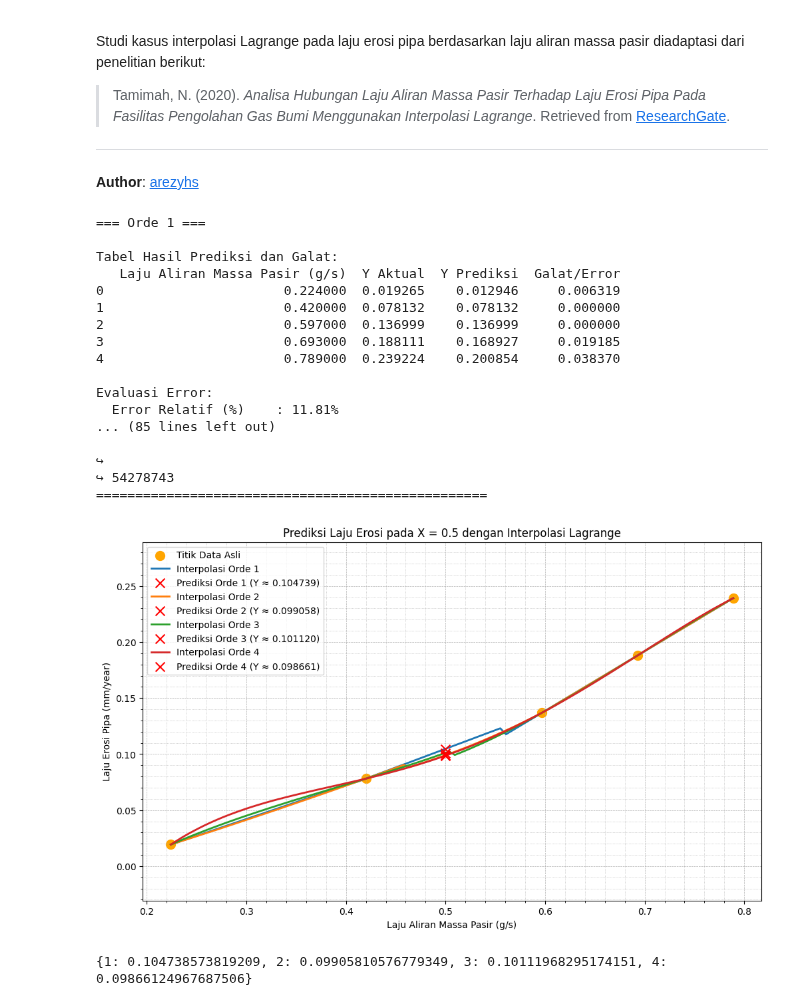
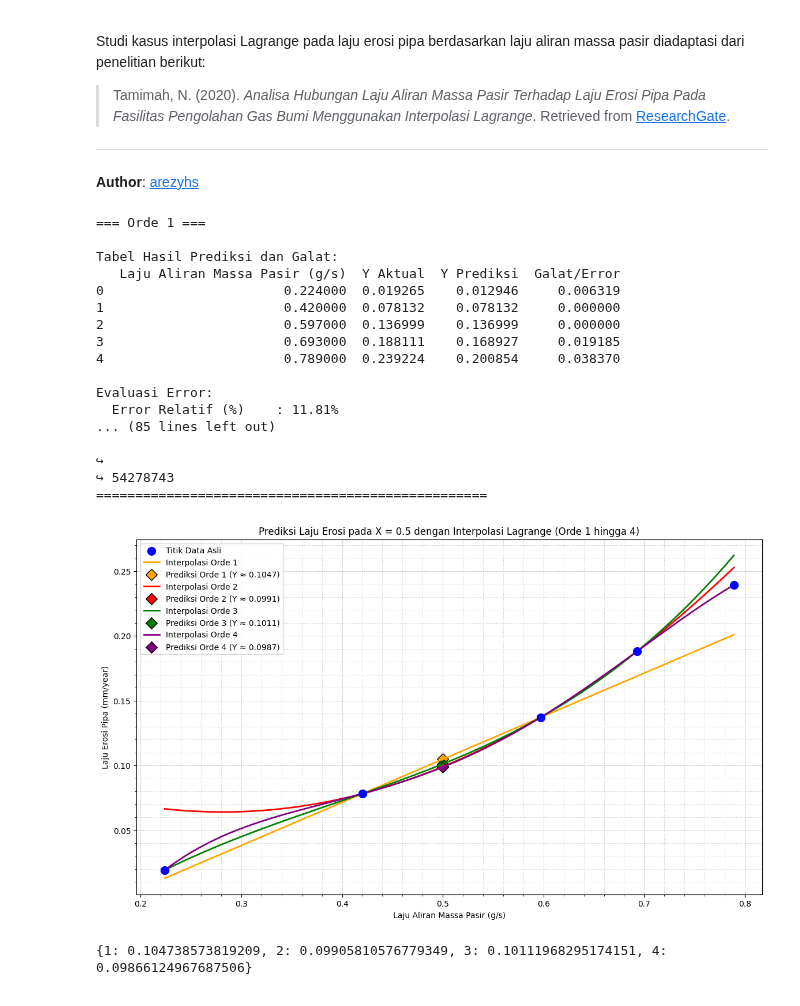
Before and after one commit to arezyhs/Interpolasi-Lagrange, a Jupyter notebook: Lagrange_Interpolation_Laju Erosi Pipa.ipynb, the cells around one changed output. Drawn from its saved outputs; the diff is of its cells as text; code cells hidden in the pictures.

Commit message:
updated the graphic visualization.

```diff
--- a/Lagrange_Interpolation_Laju Erosi Pipa.ipynb
+++ b/Lagrange_Interpolation_Laju Erosi Pipa.ipynb
@@ -108,17 +108,12 @@ import sympy as sp
 import matplotlib.pyplot as plt
 import pandas as pd
 import math
-from decimal import Decimal, getcontext
 
-# Set precision untuk Decimal dan pengaturan tampilan pandas
-getcontext().prec = 6
-pd.options.display.float_format = '{:.6f}'.format
-
-# Data untuk Laju Aliran Massa Pasir (g/s) dan Laju Erosi Pipa (mm/year)
+# Set data untuk Laju Aliran Massa Pasir (g/s) dan Laju Erosi Pipa (mm/year)
 data_x = np.array([0.224, 0.420, 0.597, 0.693, 0.789])
 data_y = np.array([0.019265464, 0.078132158, 0.136998853, 0.188111308, 0.239223762])
 
-# Membuat variabel simbolik untuk x
+# Buat variabel simbolik untuk x
 x = sp.symbols('x')
 
 # Fungsi untuk membentuk polinomial Lagrange simbolik berdasarkan titik terdekat
@@ -139,7 +134,7 @@ def lagrange_interpolation(x_values, y_values, x_target, order):
     x_selected = x_values[idx]
     y_selected = y_values[idx]
     lagrange_poly = lagrange_polynomial(x_selected, y_selected)
-    interpolated_value = sp.lambdify(x, lagrange_poly, 'numpy')(x_target)
+    interpolated_value = float(lagrange_poly.evalf(subs={x: x_target}))
     return interpolated_value, lagrange_poly
 
 # Fungsi untuk menghitung batas error Lagrange
@@ -198,7 +193,7 @@ for order in range(1, set_order + 1):
     higher_order_predictions[order] = prediction
     lagrange_polynomials[order] = poly
     error_bounds[order] = lagrange_error_bound_manual(data_x, data_y, x_target, order)
-    y_pred = np.array([sp.lambdify(x, lagrange_polynomials[order], 'numpy')(xi) for xi in data_x])
+    y_pred = np.array([float(poly.evalf(subs={x: xi})) for xi in data_x])
     galat = np.abs(data_y - y_pred)
     results_table = pd.DataFrame({
         "Laju Aliran Massa Pasir (g/s)": data_x,
@@ -229,44 +224,51 @@ for order in range(1, set_order + 1):
     sp.pretty_print(lagrange_polynomials[order])
     print("=" * 50)
 
 # Grafik Plot Hasil
-plt.figure(figsize=(12, 7))
-plt.scatter(data_x, data_y, color='orange', s=100, label='Titik Data Asli')
-x_range = np.linspace(min(data_x), max(data_x), 100)
+plt.figure(figsize=(14, 8))
+plt.scatter(data_x, data_y, color='blue', s=100, label='Titik Data Asli', zorder=5)
+
+# Gunakan 300 titik pada x_range untuk kurva yang lebih halus
+x_range = np.linspace(min(data_x), max(data_x), 300)
+colors = ['orange', 'red', 'green', 'purple']
+
 for order in range(1, set_order + 1):
-    y_interp = [lagrange_interpolation(data_x, data_y, x, order)[0] for x in x_range]
-    plt.plot(x_range, y_interp, label=f'Interpolasi Orde {order}', linewidth=2)
-    plt.scatter(x_target, higher_order_predictions[order], s=100, marker='x', color='red', label=f'Prediksi Orde {order} (Y ≈ {higher_order_predictions[order]:.6f})', zorder=5)
+    y_interp = [float(lagrange_polynomials[order].evalf(subs={x: xi})) for xi in x_range]
 
-# Settingan grafik
+    plt.plot(x_range, y_interp, color=colors[order - 1], linestyle='-', linewidth=2,
+             label=f'Interpolasi Orde {order}')
+
+    plt.scatter(x_target, higher_order_predictions[order], s=100, marker='D', edgecolor='black',
+                color=colors[order - 1], label=f'Prediksi Orde {order} (Y ≈ {higher_order_predictions[order]:.4f})')
+
+# Pengaturan grafik
 plt.xlabel('Laju Aliran Massa Pasir (g/s)')
 plt.ylabel('Laju Erosi Pipa (mm/year)')
-plt.title(f'Prediksi Laju Erosi pada X = {x_target} dengan Interpolasi Lagrange')
-plt.ylim(min(data_y) - 0.05, max(data_y) + 0.05)
-plt.legend()
+plt.title(f'Prediksi Laju Erosi pada X = {x_target} dengan Interpolasi Lagrange (Orde 1 hingga {set_order})')
+plt.legend(loc='upper left', frameon=True, fontsize=10)
 plt.grid(True, which='both', linestyle='--', linewidth=0.5)
 plt.minorticks_on()
 plt.grid(which='minor', linestyle=':', linewidth=0.5)
 plt.show()
 # %% [output]
 === Orde 1 ===
 
 Tabel Hasil Prediksi dan Galat:
    Laju Aliran Massa Pasir (g/s)  Y Aktual  Y Prediksi  Galat/Error
 0                       0.224000  0.019265    0.012946     0.006319
 1                       0.420000  0.078132    0.078132     0.000000
 2                       0.597000  0.136999    0.136999     0.000000
 3                       0.693000  0.188111    0.168927     0.019185
 4                       0.789000  0.239224    0.200854     0.038370
 
 Evaluasi Error:
   Error Relatif (%)    : 11.81%
 ... (85 lines left out)
 
 ↪
 ↪ 54278743
 ==================================================
-[figure, old version]
+[figure, new version]
 # %%
 print(higher_order_predictions)
 # %% [output]
```
